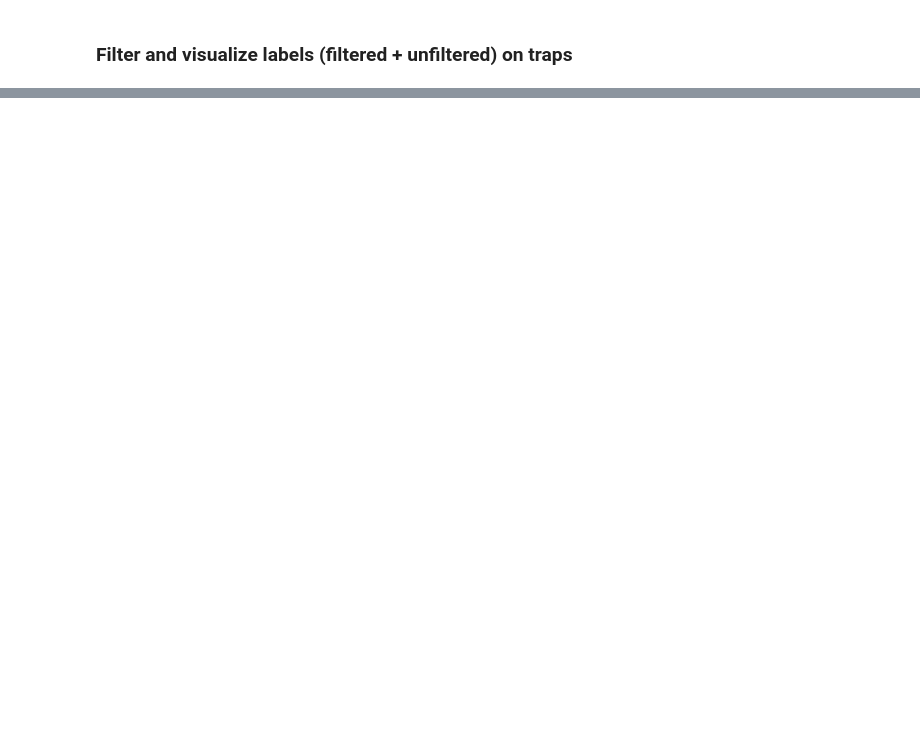
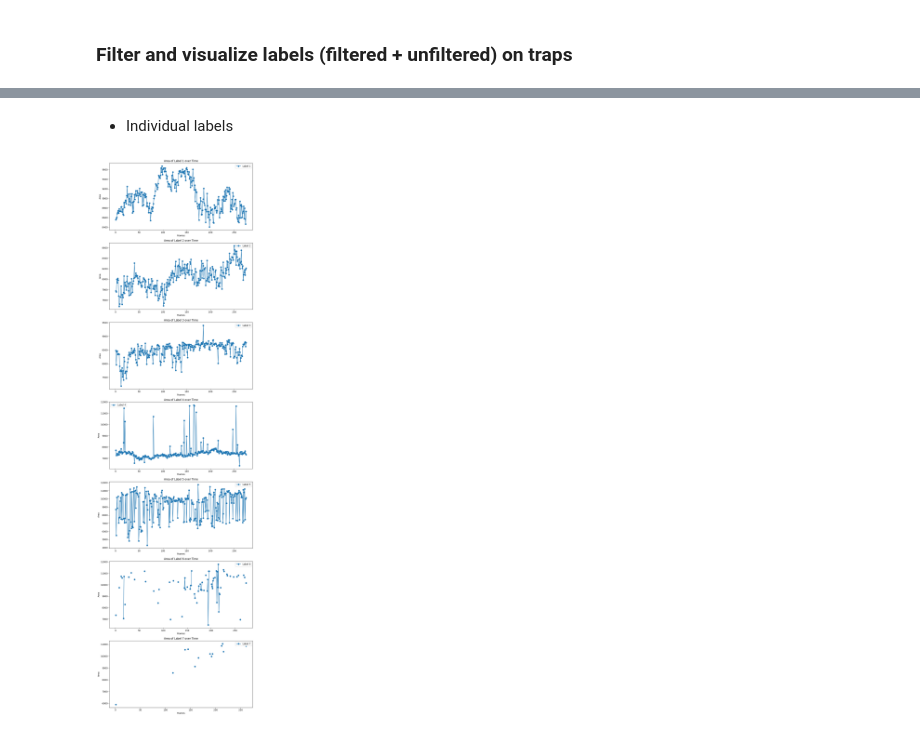
Before and after one commit to michaelkin1/Master_Thesis_Michael_Kinsella_Symbiodinium_Pipeline, a Jupyter notebook: MM_pipeline.ipynb, the cells around one changed output, grey strips where cells are left out. Saved outputs shown, nothing was run; the diff lists cells and outputs as text; code cells hidden in the pictures; blank space fills up the shorter version.

```diff
--- a/MM_pipeline.ipynb
+++ b/MM_pipeline.ipynb
@@ -748,0 +585,29 @@ NameError: name 'model' is not defined
+# %% [markdown]
+- Individual labels
+# %%
+import matplotlib.pyplot as plt
+import numpy as np
+
+# Extract data for plotting
+timepoints = list(range(1, len(regionprops_dict) + 1))
+
+# Create a separate plot for each label
+fig, axs = plt.subplots(len(regionprops_dict['frame 1']), 1, figsize=(10, 5 * len(regionprops_dict['frame 1'])))
+
+for label_num in range(1, len(regionprops_dict['frame 1']) + 1):
+    # Check if the label exists in any frame
+    if any(f'label {label_num}' in regionprops_dict[f'frame {t}'] for t in timepoints):
+        # Extract data for the current label over time
+        area_data = [regionprops_dict.get(f'frame {t}', {}).get(f'label {label_num}', {}).get('area', np.nan) for t in timepoints]
+
+        # Plotting
+        axs[label_num - 1].plot(timepoints, area_data, marker='o', label=f'Label {label_num}')
+        axs[label_num - 1].set_title(f'Area of Label {label_num} over Time')
+        axs[label_num - 1].set_xlabel('Frames')
+        axs[label_num - 1].set_ylabel('Area')
+        axs[label_num - 1].legend()
+
+plt.tight_layout()
+plt.show()
+# %% [output]
+[figure, added]
```
Also changed, not shown: parts of 36 cells of this notebook, 7 other files.
